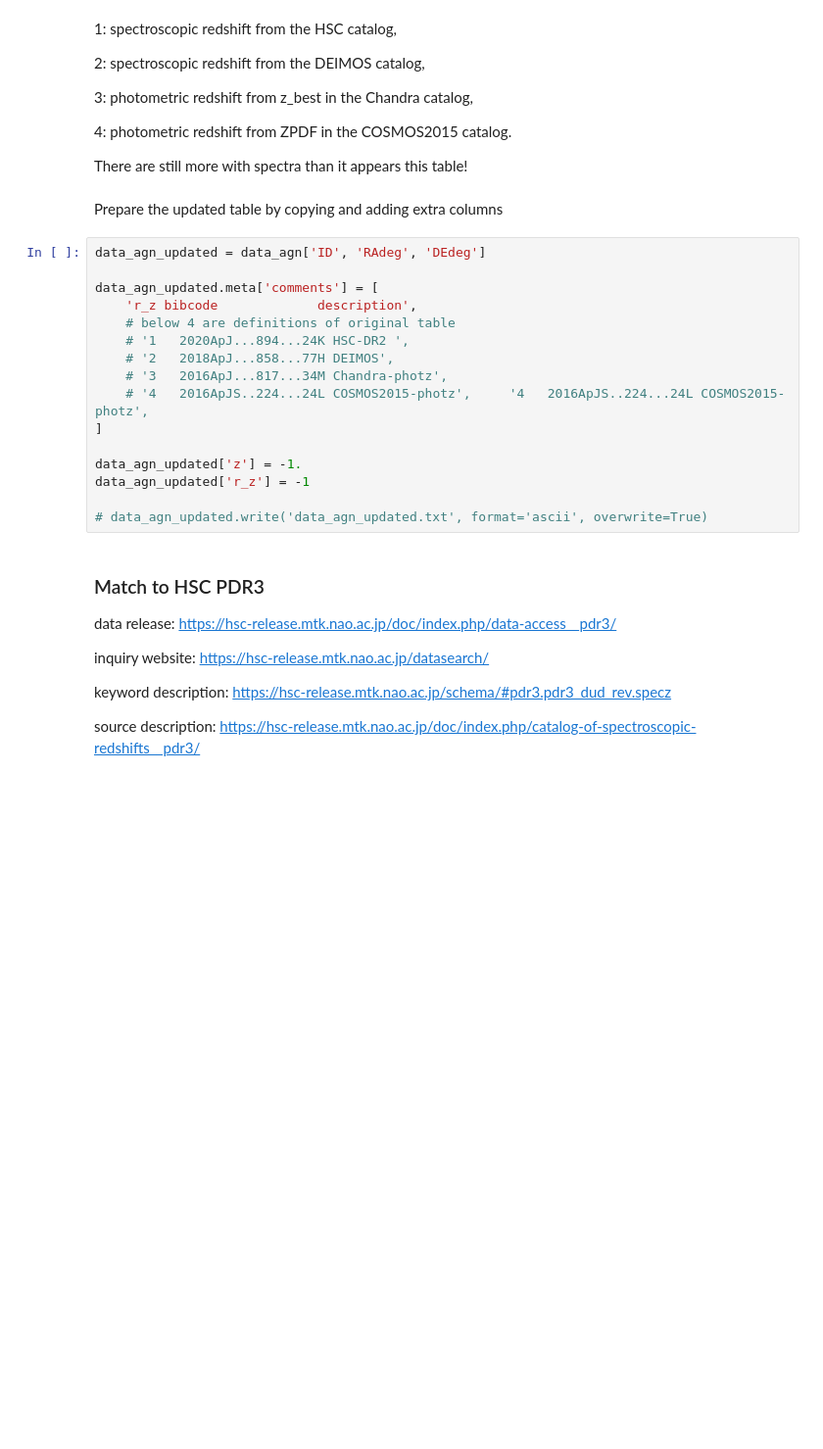
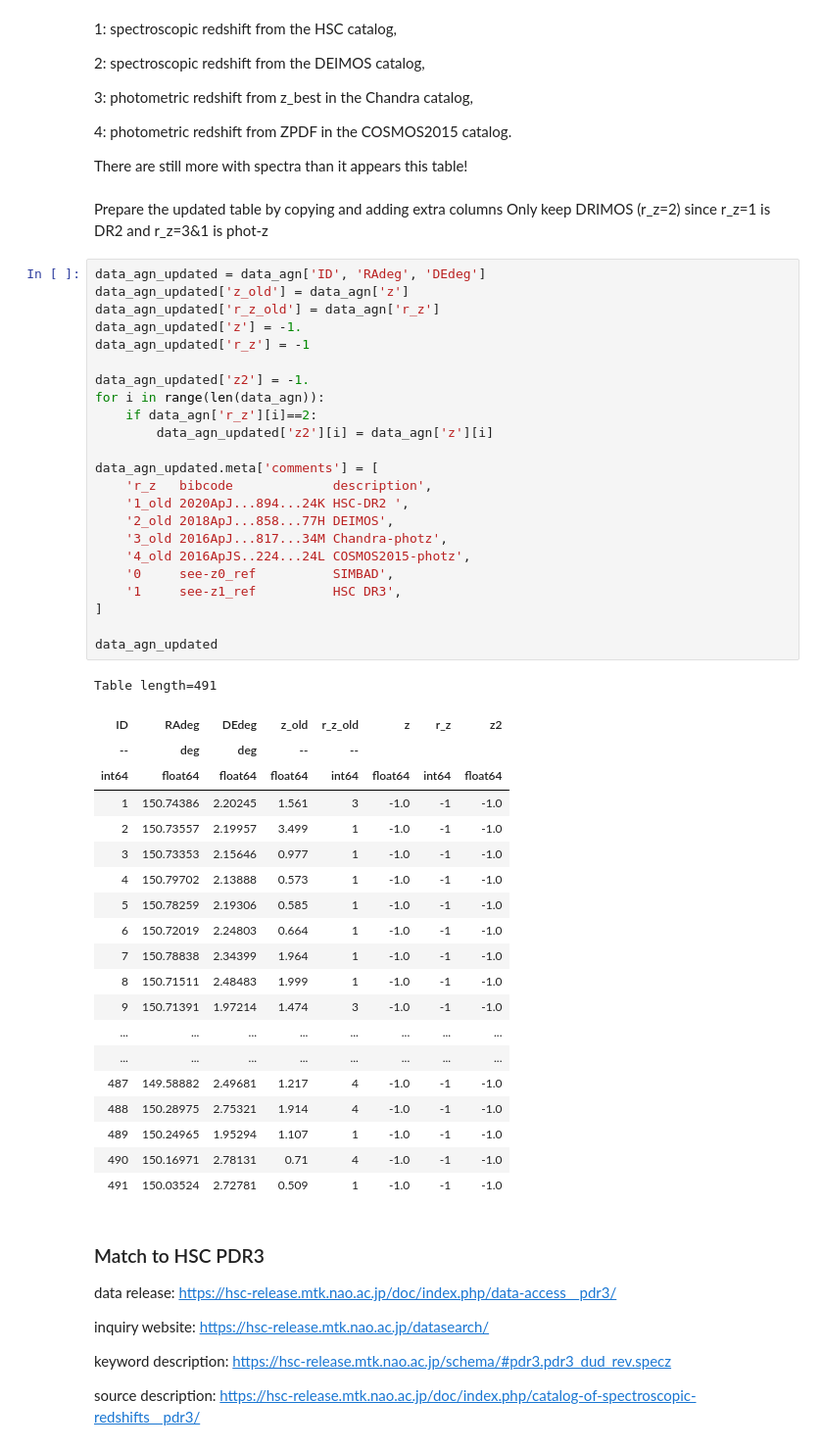
Before and after one commit to Chisen-Lupus/dwarf_agn_cosmos, a Jupyter notebook: hsc-ssp_specz.ipynb, the cells around one changed output. Shown at 98% size. Saved outputs shown, nothing was run; the diff lists cells and outputs as text; blank space fills up the shorter version.

```diff
--- a/hsc-ssp_specz.ipynb
+++ b/hsc-ssp_specz.ipynb
@@ -38,22 +38,51 @@ WARNING: UnitsWarning: '--' did not parse as cds unit: Syntax error If this is m
 There are still more with spectra than it appears this table!
 # %% [markdown]
 Prepare the updated table by copying and adding extra columns
+Only keep DRIMOS (r_z=2) since r_z=1 is DR2 and r_z=3&1 is phot-z
-# %%
-data_agn_updated = data_agn['ID', 'RAdeg', 'DEdeg']
-
-data_agn_updated.meta['comments'] = [
-    'r_z bibcode             description',
-    # below 4 are definitions of original table
-    # '1   2020ApJ...894...24K HSC-DR2 ',
-    # '2   2018ApJ...858...77H DEIMOS',
-    # '3   2016ApJ...817...34M Chandra-photz',
-    # '4   2016ApJS..224...24L COSMOS2015-photz',     '4   2016ApJS..224...24L COSMOS2015-photz',
-]
-
-data_agn_updated['z'] = -1.
-data_agn_updated['r_z'] = -1
-
-# data_agn_updated.write('data_agn_updated.txt', format='ascii', overwrite=True)
+# %%
+data_agn_updated = data_agn['ID', 'RAdeg', 'DEdeg']
+data_agn_updated['z_old'] = data_agn['z']
+data_agn_updated['r_z_old'] = data_agn['r_z']
+data_agn_updated['z'] = -1.
+data_agn_updated['r_z'] = -1
+
+data_agn_updated['z2'] = -1.
+for i in range(len(data_agn)):
+    if data_agn['r_z'][i]==2:
+        data_agn_updated['z2'][i] = data_agn['z'][i]
+
+data_agn_updated.meta['comments'] = [
+    'r_z   bibcode             description',
+    '1_old 2020ApJ...894...24K HSC-DR2 ',
+    '2_old 2018ApJ...858...77H DEIMOS',
+    '3_old 2016ApJ...817...34M Chandra-photz',
+    '4_old 2016ApJS..224...24L COSMOS2015-photz',
+    '0     see-z0_ref          SIMBAD',
+    '1     see-z1_ref          HSC DR3',
+]
+
+data_agn_updated
+# %% [output]
+Table length=491
+| ID | RAdeg | DEdeg | z_old | r_z_old | z | r_z | z2 |
+| -- | deg | deg | -- | -- |  |  |  |
+| int64 | float64 | float64 | float64 | int64 | float64 | int64 | float64 |
+| 1 | 150.74386 | 2.20245 | 1.561 | 3 | -1.0 | -1 | -1.0 |
+| 2 | 150.73557 | 2.19957 | 3.499 | 1 | -1.0 | -1 | -1.0 |
+| 3 | 150.73353 | 2.15646 | 0.977 | 1 | -1.0 | -1 | -1.0 |
+| 4 | 150.79702 | 2.13888 | 0.573 | 1 | -1.0 | -1 | -1.0 |
+| 5 | 150.78259 | 2.19306 | 0.585 | 1 | -1.0 | -1 | -1.0 |
+| 6 | 150.72019 | 2.24803 | 0.664 | 1 | -1.0 | -1 | -1.0 |
+| 7 | 150.78838 | 2.34399 | 1.964 | 1 | -1.0 | -1 | -1.0 |
+| 8 | 150.71511 | 2.48483 | 1.999 | 1 | -1.0 | -1 | -1.0 |
+| 9 | 150.71391 | 1.97214 | 1.474 | 3 | -1.0 | -1 | -1.0 |
+| ... | ... | ... | ... | ... | ... | ... | ... |
+| ... | ... | ... | ... | ... | ... | ... | ... |
+| 487 | 149.58882 | 2.49681 | 1.217 | 4 | -1.0 | -1 | -1.0 |
+| 488 | 150.28975 | 2.75321 | 1.914 | 4 | -1.0 | -1 | -1.0 |
+| 489 | 150.24965 | 1.95294 | 1.107 | 1 | -1.0 | -1 | -1.0 |
+| 490 | 150.16971 | 2.78131 | 0.71 | 4 | -1.0 | -1 | -1.0 |
+| 491 | 150.03524 | 2.72781 | 0.509 | 1 | -1.0 | -1 | -1.0 |
 # %% [markdown]
 ### Match to HSC PDR3
 
```
Also changed, not shown: parts of 53 cells of this notebook, 2 other files.
